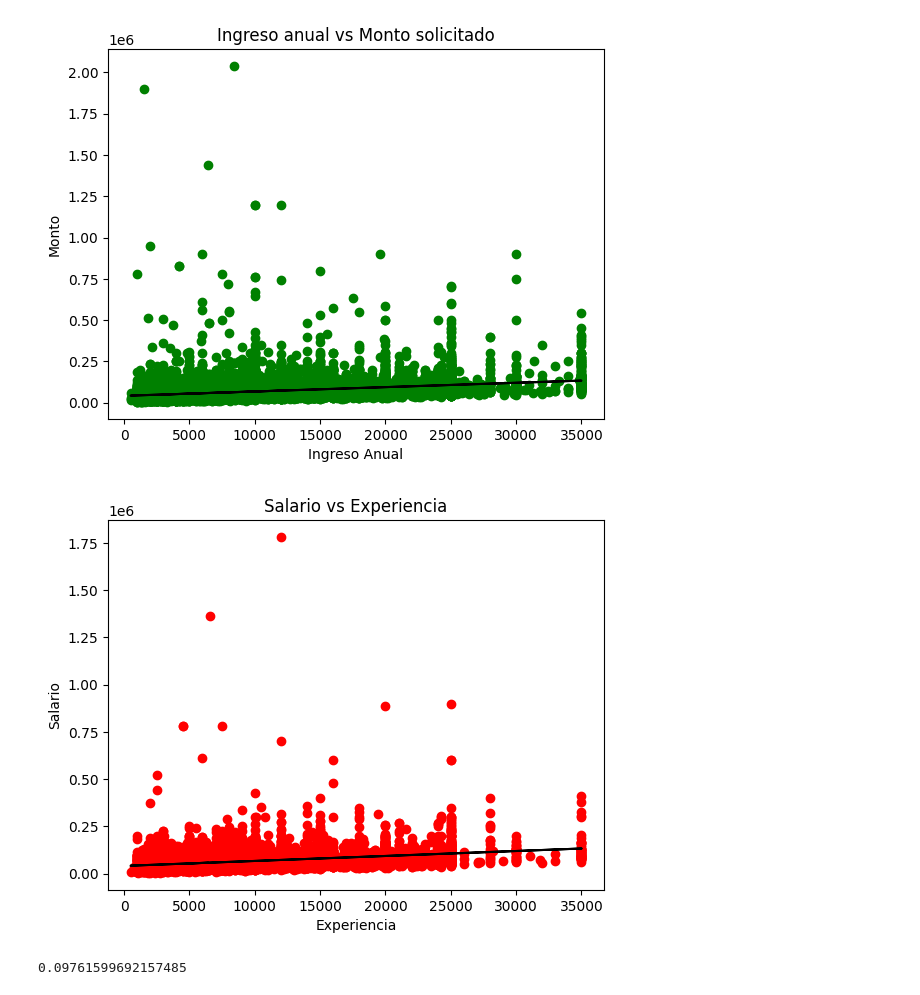
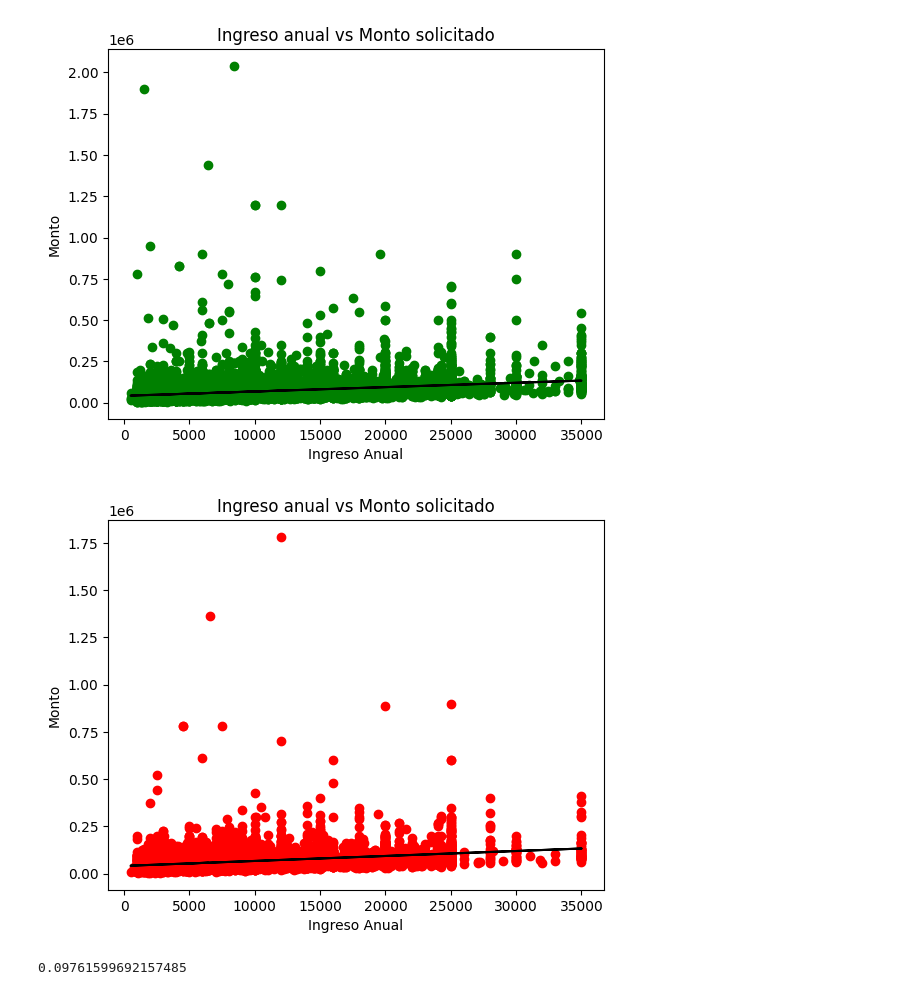
Before and after one commit to melirandazzo/trabajo_ciencia_datos, a Jupyter notebook: ProyectoDS_ParteIII_Randazzo.ipynb, the cells around one changed output. Cells and saved outputs as stored; diff of their text form; code cells hidden in the pictures.

```diff
--- a/ProyectoDS_ParteIII_Randazzo.ipynb
+++ b/ProyectoDS_ParteIII_Randazzo.ipynb
@@ -492,14 +494,14 @@ viz_train.show()
 # %%
 #Visualización de los datos de prueba
 viz_test = plt
 viz_test.scatter(X_test, y_test, color = 'red')
 viz_test.plot(X_test, regressor.predict(X_test), color = 'black')
-viz_test.title('Salario vs Experiencia')
-viz_test.xlabel('Experiencia')
-viz_test.ylabel('Salario')
+viz_test.title('Ingreso anual vs Monto solicitado')
+viz_test.xlabel('Ingreso Anual')
+viz_test.ylabel('Monto')
 viz_test.show()
 # %% [output]
-[figure, old version]
+[figure, new version]
 # %%
 #Score del modelo en entrenamiento
 regressor.score(X_train, y_train)
```
Also changed, not shown: parts of 24 cells of this notebook.
